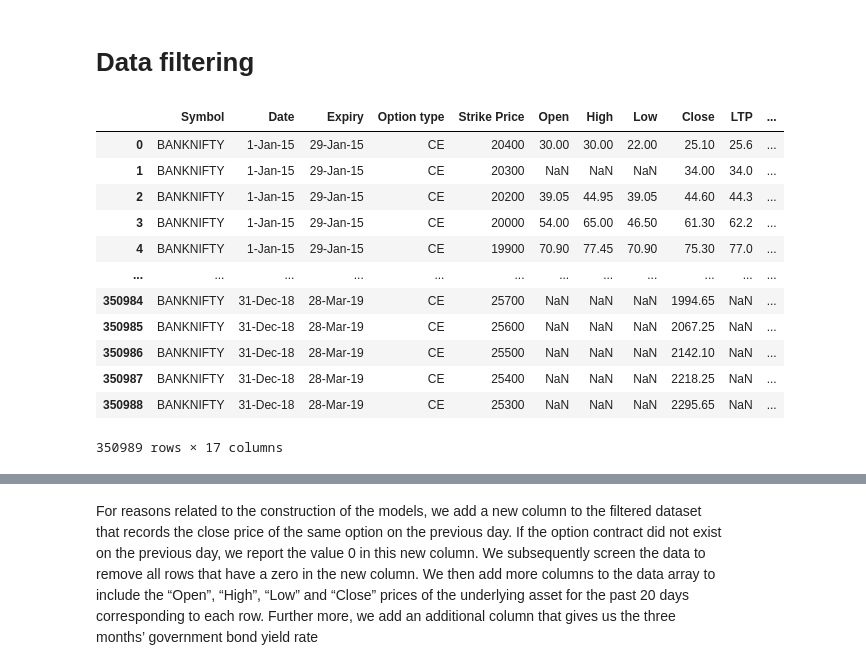
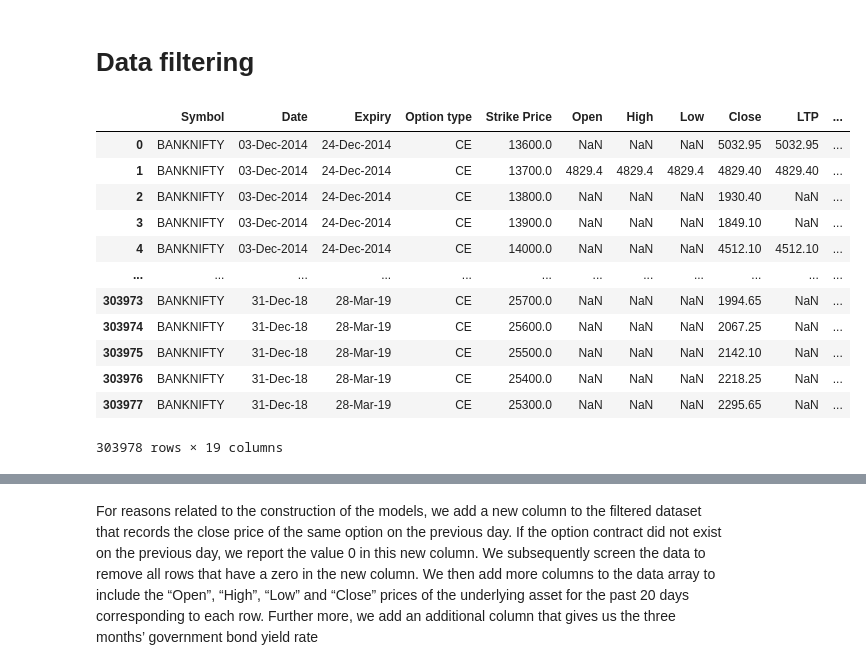
Before and after one commit to Hcine-Turki/Project-DSUU, a Jupyter notebook: DSUU_code.ipynb, the cells around one changed output, grey strips where cells are left out. Cells and saved outputs as stored; diff of their text form; code cells hidden in the pictures.

```diff
--- a/DSUU_code.ipynb
+++ b/DSUU_code.ipynb
@@ -2,20 +2,22 @@
 # Data filtering
 # %%
 import pandas as pd
-data = pd.read_csv("BANKNIFTY.csv", dtype={'Change in OI': int}, na_values=['-'])
+data = pd.read_csv("Banknifty1.csv", dtype={'Change in OI': int}, na_values=['-'])
 data.rename(columns={'Symbol  ': 'Symbol', 'Date  ': 'Date','Expiry  ':'Expiry','Option type  ':'Option type','Strike Price  ':'Strike Price','Open  ':'Open','High  ':'High','Low  ':'Low','Close  ':'Close','LTP  ':'LTP','Settle Price  ':'Settle Price', 'No. of contracts  ':'No. of contracts','Turnover in Lakhs':'Turnover in Lakhs','Open Int  ':'Open Int','Change in OI  ':'Change in OI','Underlying Value  ':'Underlying Value'},inplace=True)
+data = data.dropna(subset=['Underlying Value'])
+data = data.reset_index(drop=True)
 data
 # %% [output]
 |  | Symbol | Date | Expiry | Option type | Strike Price | Open | High | Low | Close | LTP | ... |
-| 0 | BANKNIFTY | 1-Jan-15 | 29-Jan-15 | CE | 20400 | 30.00 | 30.00 | 22.00 | 25.10 | 25.6 | ... |
-| 1 | BANKNIFTY | 1-Jan-15 | 29-Jan-15 | CE | 20300 | NaN | NaN | NaN | 34.00 | 34.0 | ... |
-| 2 | BANKNIFTY | 1-Jan-15 | 29-Jan-15 | CE | 20200 | 39.05 | 44.95 | 39.05 | 44.60 | 44.3 | ... |
-| 3 | BANKNIFTY | 1-Jan-15 | 29-Jan-15 | CE | 20000 | 54.00 | 65.00 | 46.50 | 61.30 | 62.2 | ... |
-| 4 | BANKNIFTY | 1-Jan-15 | 29-Jan-15 | CE | 19900 | 70.90 | 77.45 | 70.90 | 75.30 | 77.0 | ... |
+| 0 | BANKNIFTY | 03-Dec-2014 | 24-Dec-2014 | CE | 13600.0 | NaN | NaN | NaN | 5032.95 | 5032.95 | ... |
+| 1 | BANKNIFTY | 03-Dec-2014 | 24-Dec-2014 | CE | 13700.0 | 4829.4 | 4829.4 | 4829.4 | 4829.40 | 4829.40 | ... |
+| 2 | BANKNIFTY | 03-Dec-2014 | 24-Dec-2014 | CE | 13800.0 | NaN | NaN | NaN | 1930.40 | NaN | ... |
+| 3 | BANKNIFTY | 03-Dec-2014 | 24-Dec-2014 | CE | 13900.0 | NaN | NaN | NaN | 1849.10 | NaN | ... |
+| 4 | BANKNIFTY | 03-Dec-2014 | 24-Dec-2014 | CE | 14000.0 | NaN | NaN | NaN | 4512.10 | 4512.10 | ... |
 | ... | ... | ... | ... | ... | ... | ... | ... | ... | ... | ... | ... |
-| 350984 | BANKNIFTY | 31-Dec-18 | 28-Mar-19 | CE | 25700 | NaN | NaN | NaN | 1994.65 | NaN | ... |
-| 350985 | BANKNIFTY | 31-Dec-18 | 28-Mar-19 | CE | 25600 | NaN | NaN | NaN | 2067.25 | NaN | ... |
-| 350986 | BANKNIFTY | 31-Dec-18 | 28-Mar-19 | CE | 25500 | NaN | NaN | NaN | 2142.10 | NaN | ... |
-| 350987 | BANKNIFTY | 31-Dec-18 | 28-Mar-19 | CE | 25400 | NaN | NaN | NaN | 2218.25 | NaN | ... |
-| 350988 | BANKNIFTY | 31-Dec-18 | 28-Mar-19 | CE | 25300 | NaN | NaN | NaN | 2295.65 | NaN | ... |
+| 303973 | BANKNIFTY | 31-Dec-18 | 28-Mar-19 | CE | 25700.0 | NaN | NaN | NaN | 1994.65 | NaN | ... |
+| 303974 | BANKNIFTY | 31-Dec-18 | 28-Mar-19 | CE | 25600.0 | NaN | NaN | NaN | 2067.25 | NaN | ... |
+| 303975 | BANKNIFTY | 31-Dec-18 | 28-Mar-19 | CE | 25500.0 | NaN | NaN | NaN | 2142.10 | NaN | ... |
+| 303976 | BANKNIFTY | 31-Dec-18 | 28-Mar-19 | CE | 25400.0 | NaN | NaN | NaN | 2218.25 | NaN | ... |
+| 303977 | BANKNIFTY | 31-Dec-18 | 28-Mar-19 | CE | 25300.0 | NaN | NaN | NaN | 2295.65 | NaN | ... |
-350989 rows × 17 columns
+303978 rows × 19 columns
```
Also changed, not shown: parts of 21 cells of this notebook.
